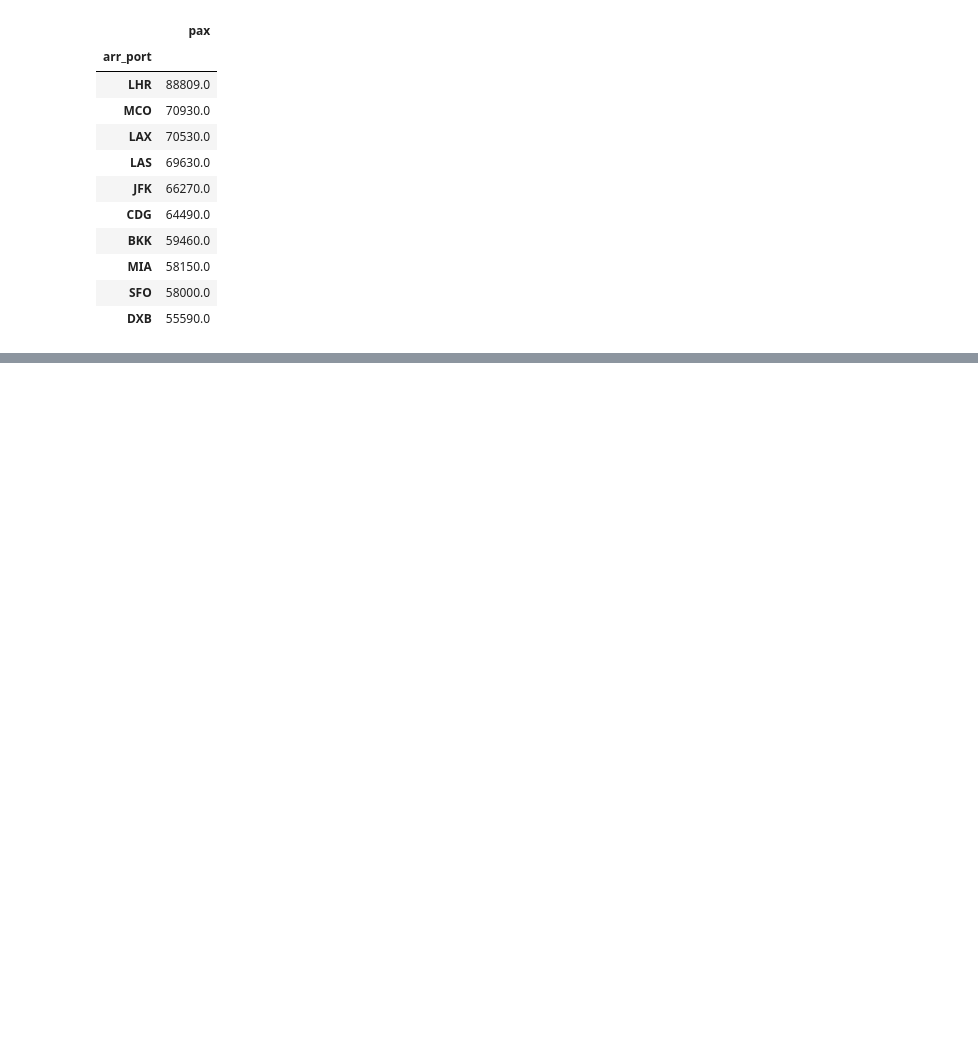
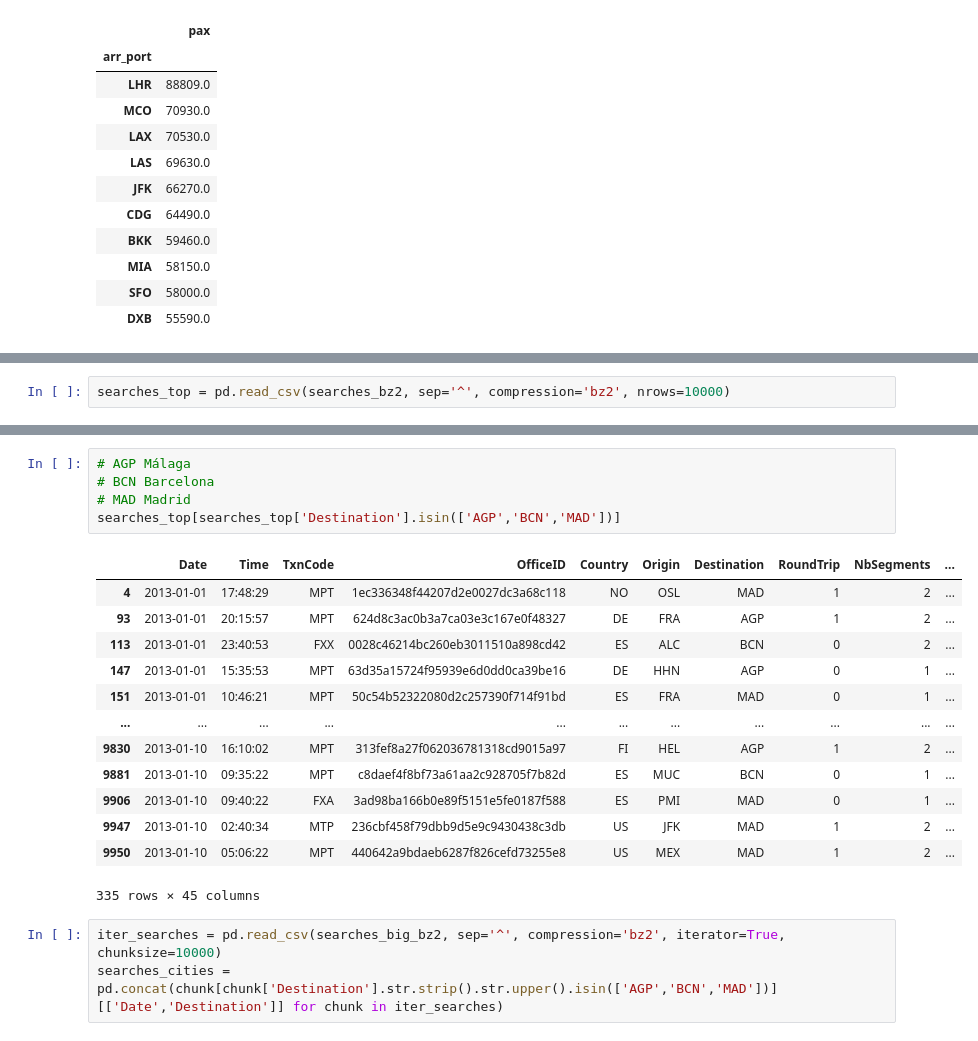
Before and after one commit to epi2k2/kschool_challenge, a Jupyter notebook: kschool_challenge.ipynb, the cells around one changed output, grey strips where cells are left out. Drawn from its saved outputs; the diff is of its cells as text; blank space fills up the shorter version.

```diff
--- a/kschool_challenge.ipynb
+++ b/kschool_challenge.ipynb
@@ -189,0 +258,2 @@ ERROR: Command errored out with exit status 1: python setup.py egg_info Check th
+# %%
+searches_top = pd.read_csv(searches_bz2, sep='^', compression='bz2', nrows=10000)
@@ -189,0 +269,22 @@ ERROR: Command errored out with exit status 1: python setup.py egg_info Check th
+# %%
+# AGP Málaga
+# BCN Barcelona
+# MAD Madrid
+searches_top[searches_top['Destination'].isin(['AGP','BCN','MAD'])]
+# %% [output]
+|  | Date | Time | TxnCode | OfficeID | Country | Origin | Destination | RoundTrip | NbSegments | ... |
+| 4 | 2013-01-01 | 17:48:29 | MPT | 1ec336348f44207d2e0027dc3a68c118 | NO | OSL | MAD | 1 | 2 | ... |
+| 93 | 2013-01-01 | 20:15:57 | MPT | 624d8c3ac0b3a7ca03e3c167e0f48327 | DE | FRA | AGP | 1 | 2 | ... |
+| 113 | 2013-01-01 | 23:40:53 | FXX | 0028c46214bc260eb3011510a898cd42 | ES | ALC | BCN | 0 | 2 | ... |
+| 147 | 2013-01-01 | 15:35:53 | MPT | 63d35a15724f95939e6d0dd0ca39be16 | DE | HHN | AGP | 0 | 1 | ... |
+| 151 | 2013-01-01 | 10:46:21 | MPT | 50c54b52322080d2c257390f714f91bd | ES | FRA | MAD | 0 | 1 | ... |
+| ... | ... | ... | ... | ... | ... | ... | ... | ... | ... | ... |
+| 9830 | 2013-01-10 | 16:10:02 | MPT | 313fef8a27f062036781318cd9015a97 | FI | HEL | AGP | 1 | 2 | ... |
+| 9881 | 2013-01-10 | 09:35:22 | MPT | c8daef4f8bf73a61aa2c928705f7b82d | ES | MUC | BCN | 0 | 1 | ... |
+| 9906 | 2013-01-10 | 09:40:22 | FXA | 3ad98ba166b0e89f5151e5fe0187f588 | ES | PMI | MAD | 0 | 1 | ... |
+| 9947 | 2013-01-10 | 02:40:34 | MTP | 236cbf458f79dbb9d5e9c9430438c3db | US | JFK | MAD | 1 | 2 | ... |
+| 9950 | 2013-01-10 | 05:06:22 | MPT | 440642a9bdaeb6287f826cefd73255e8 | US | MEX | MAD | 1 | 2 | ... |
+335 rows × 45 columns
+# %%
+iter_searches = pd.read_csv(searches_big_bz2, sep='^', compression='bz2', iterator=True, chunksize=10000)
+searches_cities = pd.concat(chunk[chunk['Destination'].str.strip().str.upper().isin(['AGP','BCN','MAD'])][['Date','Destination']] for chunk in iter_searches)
```
Also changed, not shown: parts of 16 cells of this notebook.
